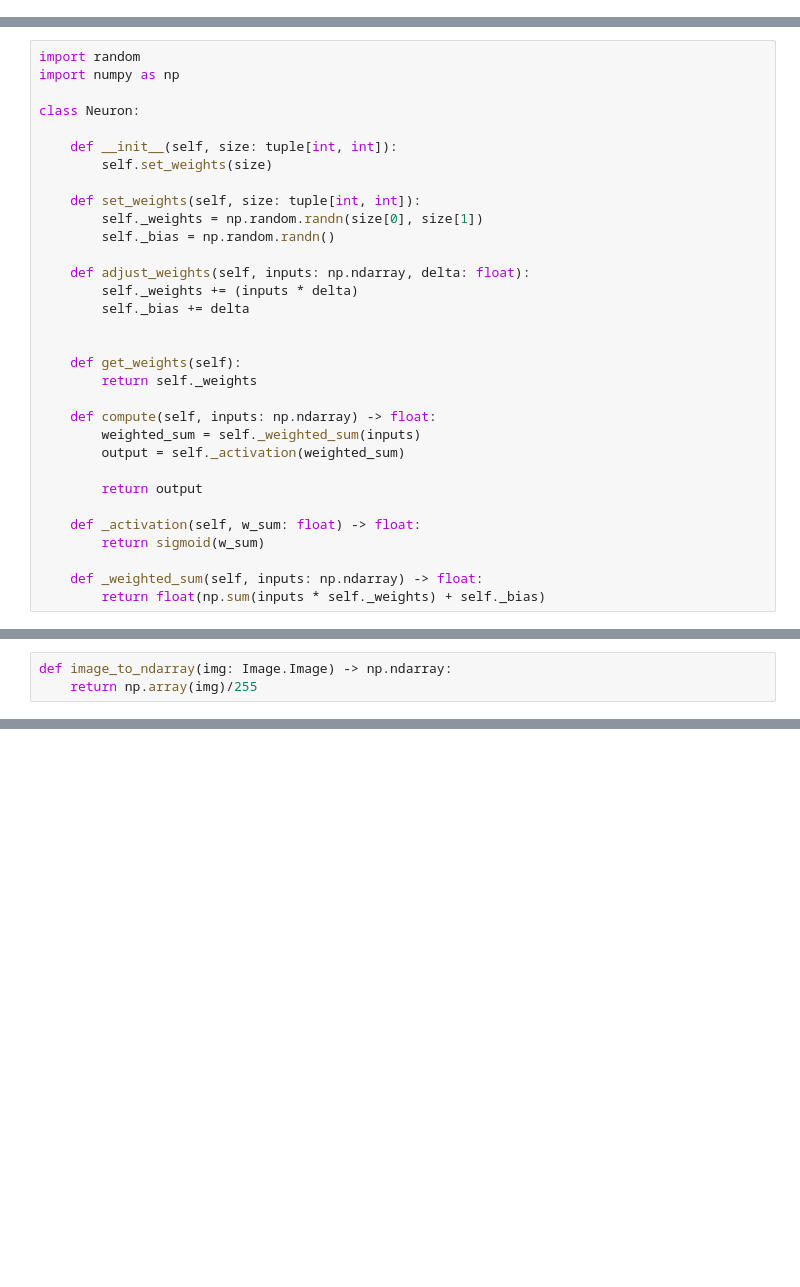
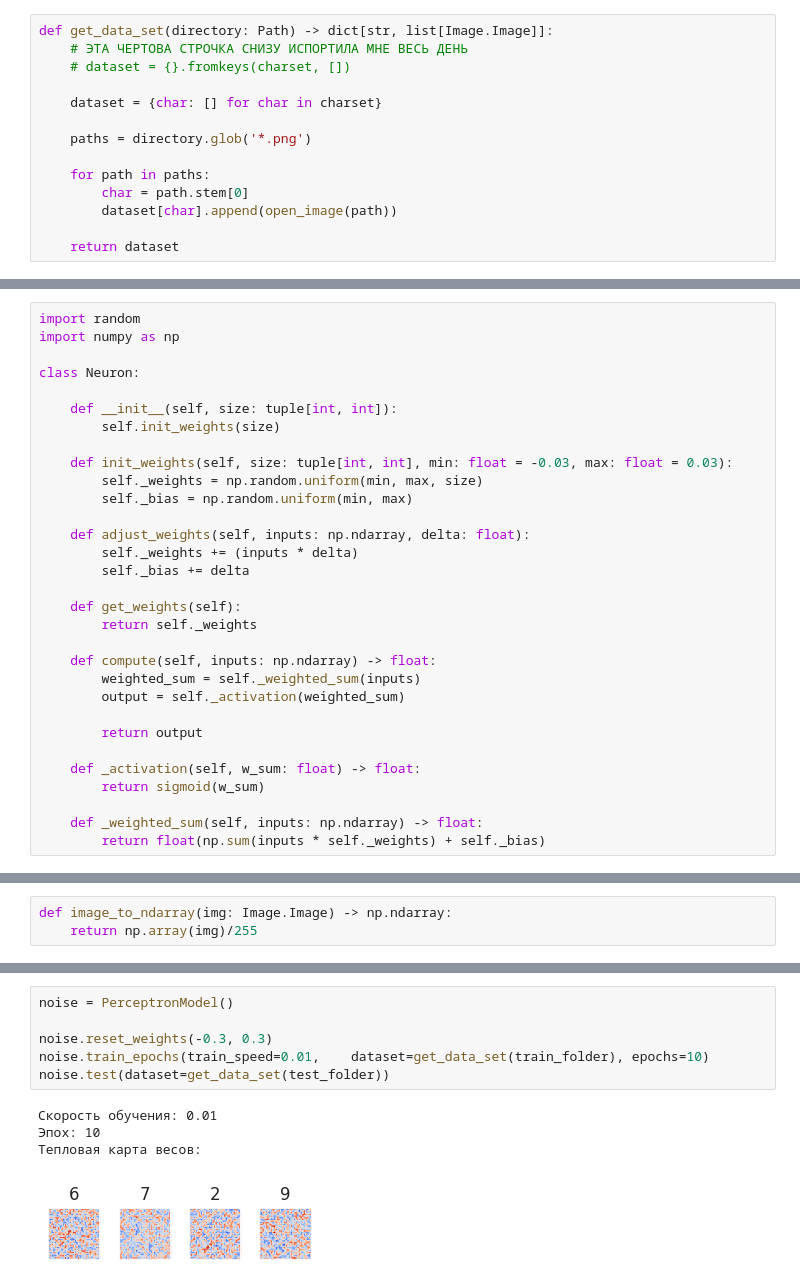
Before and after one commit to d1agnozzz/lab_1, a Jupyter notebook: src/main.ipynb, the cells around one changed output, grey strips where cells are left out. Saved outputs shown, nothing was run; the diff lists cells and outputs as text; blank space fills up the shorter version.

```diff
--- a/src/main.ipynb
+++ b/src/main.ipynb
@@ -3 +33,15 @@ charset = ("6", "7", "2", "9")
+# %%
+def get_data_set(directory: Path) -> dict[str, list[Image.Image]]:
+    # ЭТА ЧЕРТОВА СТРОЧКА СНИЗУ ИСПОРТИЛА МНЕ ВЕСЬ ДЕНЬ
+    # dataset = {}.fromkeys(charset, [])
+
+    dataset = {char: [] for char in charset}
+
+    paths = directory.glob('*.png')
+
+    for path in paths:
+        char = path.stem[0]
+        dataset[char].append(open_image(path))
+
+    return dataset
 # %% [markdown]
@@ -38,16 +90,15 @@ import numpy as np
 class Neuron:
 
     def __init__(self, size: tuple[int, int]):
-        self.set_weights(size)
+        self.init_weights(size)
 
-    def set_weights(self, size: tuple[int, int]):
-        self._weights = np.random.randn(size[0], size[1])
-        self._bias = np.random.randn()
+    def init_weights(self, size: tuple[int, int], min: float = -0.03, max: float = 0.03):
+        self._weights = np.random.uniform(min, max, size)
+        self._bias = np.random.uniform(min, max)
 
     def adjust_weights(self, inputs: np.ndarray, delta: float):
         self._weights += (inputs * delta)
         self._bias += delta
-
 
     def get_weights(self):
         return self._weights
@@ -206,0 +640,11 @@ perceptron.test(dataset=get_data_set(test_folder))
+# %%
+noise = PerceptronModel()
+
+noise.reset_weights(-0.3, 0.3)
+noise.train_epochs(train_speed=0.01,    dataset=get_data_set(train_folder), epochs=10)
+noise.test(dataset=get_data_set(test_folder))
+# %% [output]
+Скорость обучения: 0.01
+Эпох: 10
+Тепловая карта весов:
+[figure, added]
```
Also changed, not shown: parts of 26 cells of this notebook.
